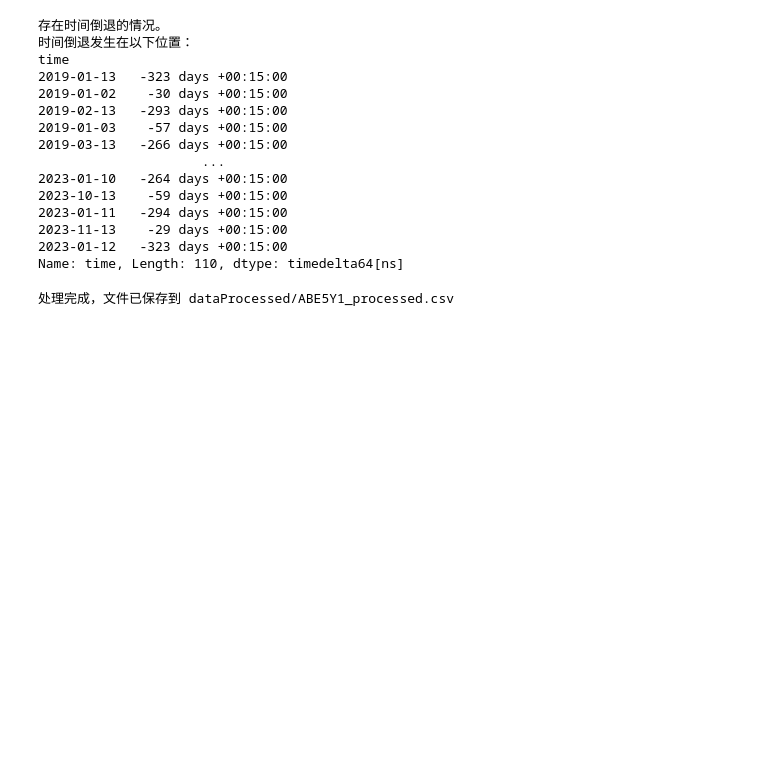
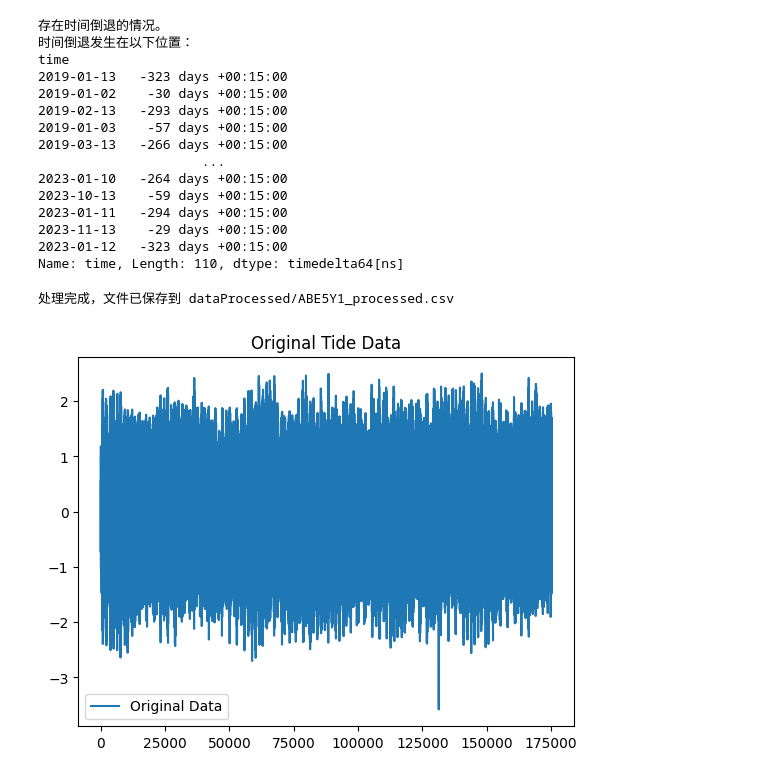
Before and after one commit to zhn66776/Tidal_try, a Jupyter notebook: utide.ipynb, the cells around one changed output. Cells and saved outputs as stored; diff of their text form; code cells hidden in the pictures; blank space fills up the shorter version.

```diff
--- a/utide.ipynb
+++ b/utide.ipynb
@@ -418,3 +418,7 @@ df.to_csv(output_path, index=False)
 print(f"处理完成，文件已保存到 {output_path}")
 # %% [output]
 处理完成，文件已保存到 dataProcessed/ABE5Y1_processed.csv
+# %%
+import pandas as pd
+from pandas import read_csv
+df = read_csv('dataProcessed/ABE5Y1_HA_processed.csv', delimiter=',')
@@ -420,0 +427,7 @@ print(f"处理完成，文件已保存到 {output_path}")
+# %%
+plt.plot(df['anomaly'], label='Original Data')
+plt.legend()
+plt.title('Original Tide Data')
+plt.show()
+# %% [output]
+[figure, added]
```
Also changed, not shown: parts of 6 cells of this notebook, 2 other files.
